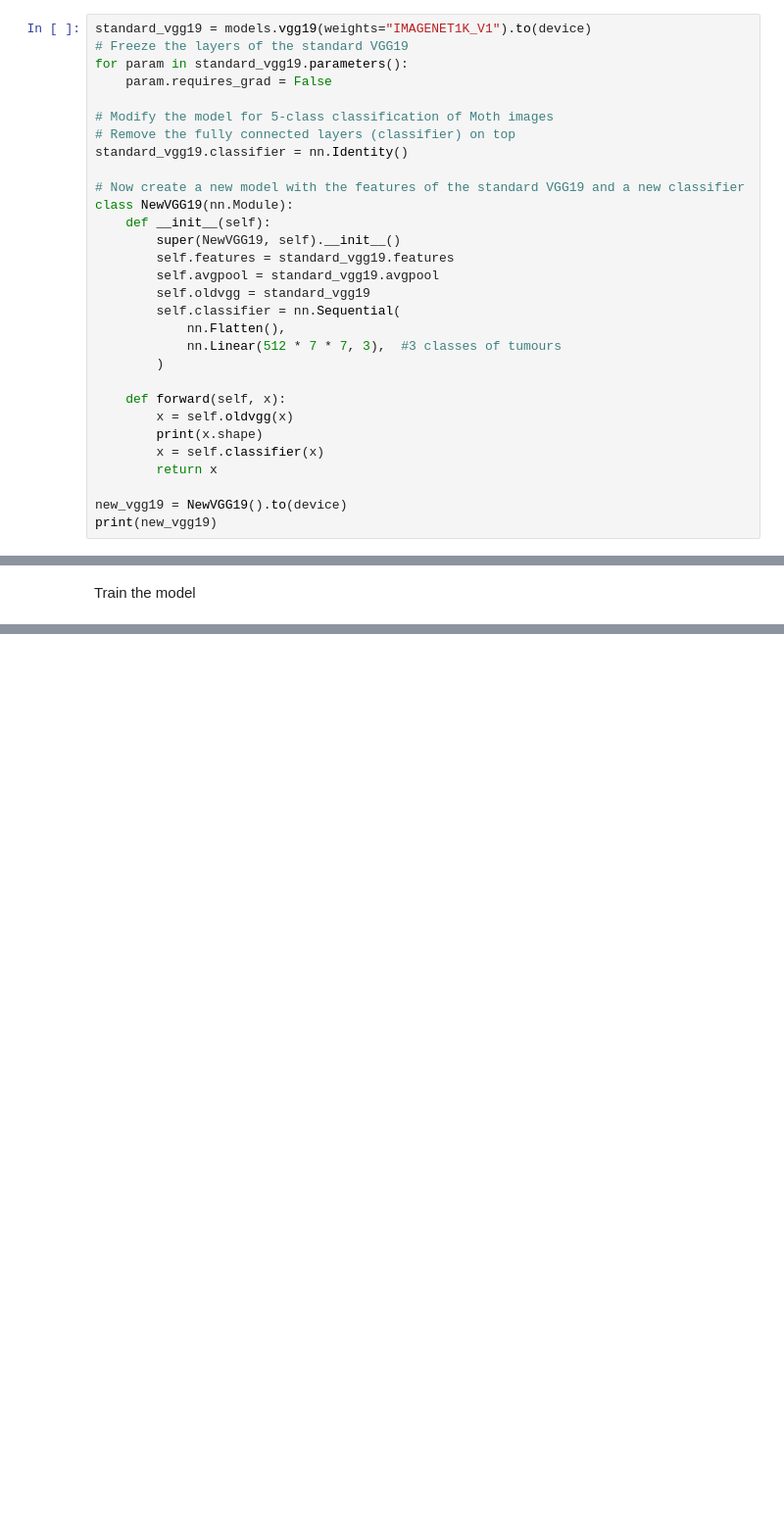
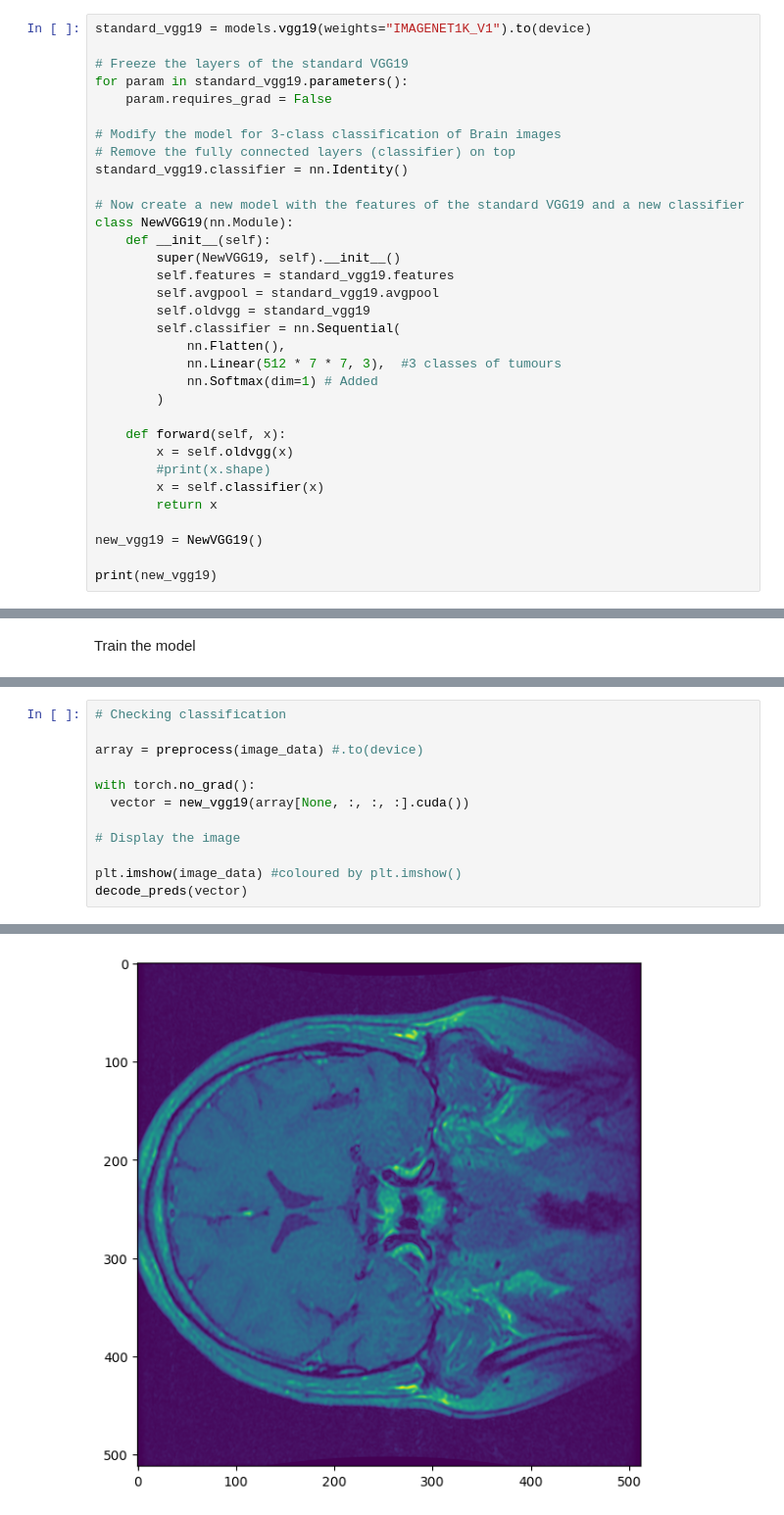
Before and after one commit to mayan9868/final_project1291, a Jupyter notebook: FinalProject1291.ipynb, the cells around one changed output, grey strips where cells are left out. Shown at 98% size. Saved outputs shown, nothing was run; the diff lists cells and outputs as text; blank space fills up the shorter version.

```diff
--- a/FinalProject1291.ipynb
+++ b/FinalProject1291.ipynb
@@ -205,11 +287,12 @@ print(class_names)
 Creating a new model for fine-tuning
 # %%
 standard_vgg19 = models.vgg19(weights="IMAGENET1K_V1").to(device)
+
 # Freeze the layers of the standard VGG19
 for param in standard_vgg19.parameters():
     param.requires_grad = False
 
-# Modify the model for 5-class classification of Moth images
+# Modify the model for 3-class classification of Brain images
 # Remove the fully connected layers (classifier) on top
 standard_vgg19.classifier = nn.Identity()
 
@@ -223,13 +306,15 @@ class NewVGG19(nn.Module):
         self.classifier = nn.Sequential(
             nn.Flatten(),
             nn.Linear(512 * 7 * 7, 3),  #3 classes of tumours
+            nn.Softmax(dim=1) # Added
         )
 
     def forward(self, x):
         x = self.oldvgg(x)
-        print(x.shape)
+        #print(x.shape)
         x = self.classifier(x)
         return x
 
-new_vgg19 = NewVGG19().to(device)
+new_vgg19 = NewVGG19()
+
 print(new_vgg19)
@@ -277,0 +434,13 @@ for epoch in range(epochs):
+# %%
+# Checking classification
+
+array = preprocess(image_data) #.to(device)
+
+with torch.no_grad():
+  vector = new_vgg19(array[None, :, :, :].cuda())
+
+# Display the image
+
+plt.imshow(image_data) #coloured by plt.imshow()
+decode_preds(vector)
+# %% [output]
@@ -277,0 +448 @@ for epoch in range(epochs):
+[figure, added]
```
Also changed, not shown: parts of 17 cells of this notebook.
